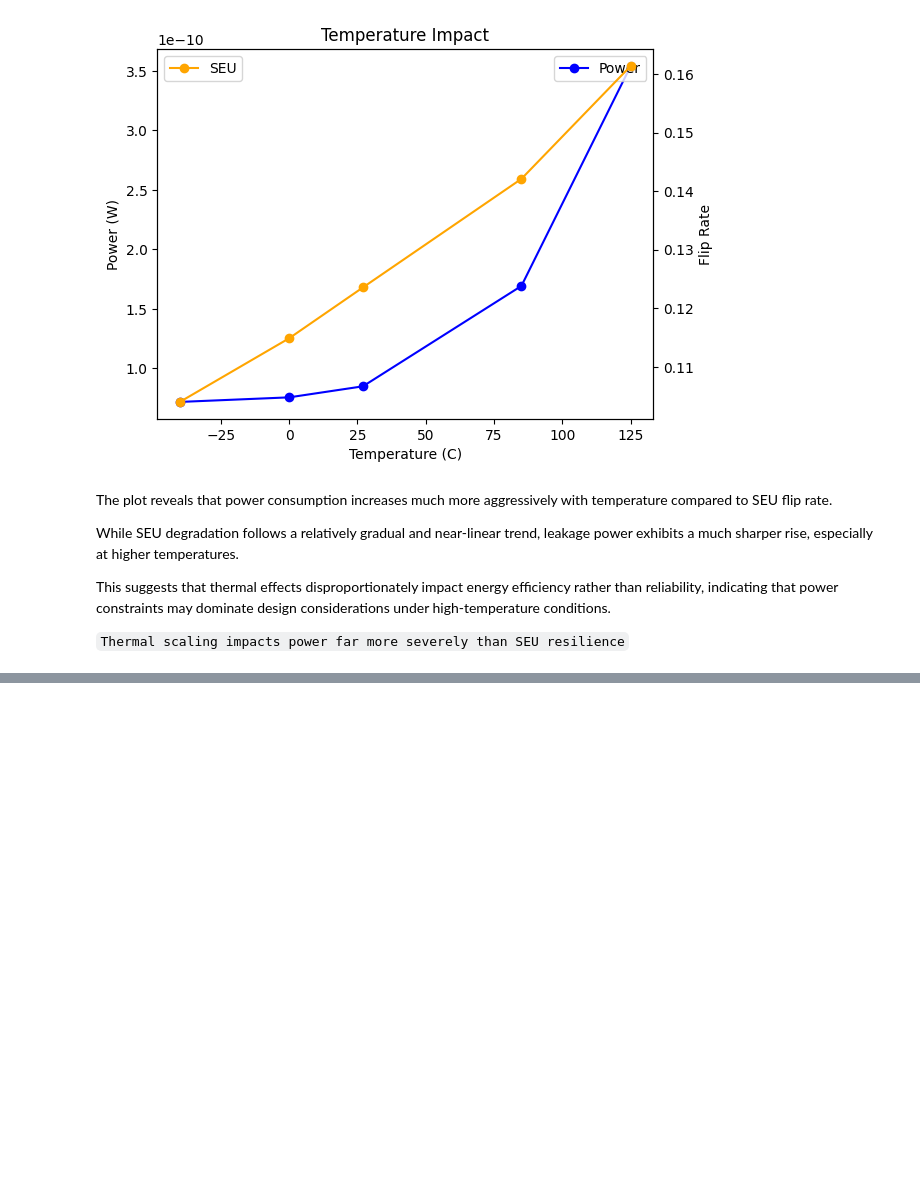
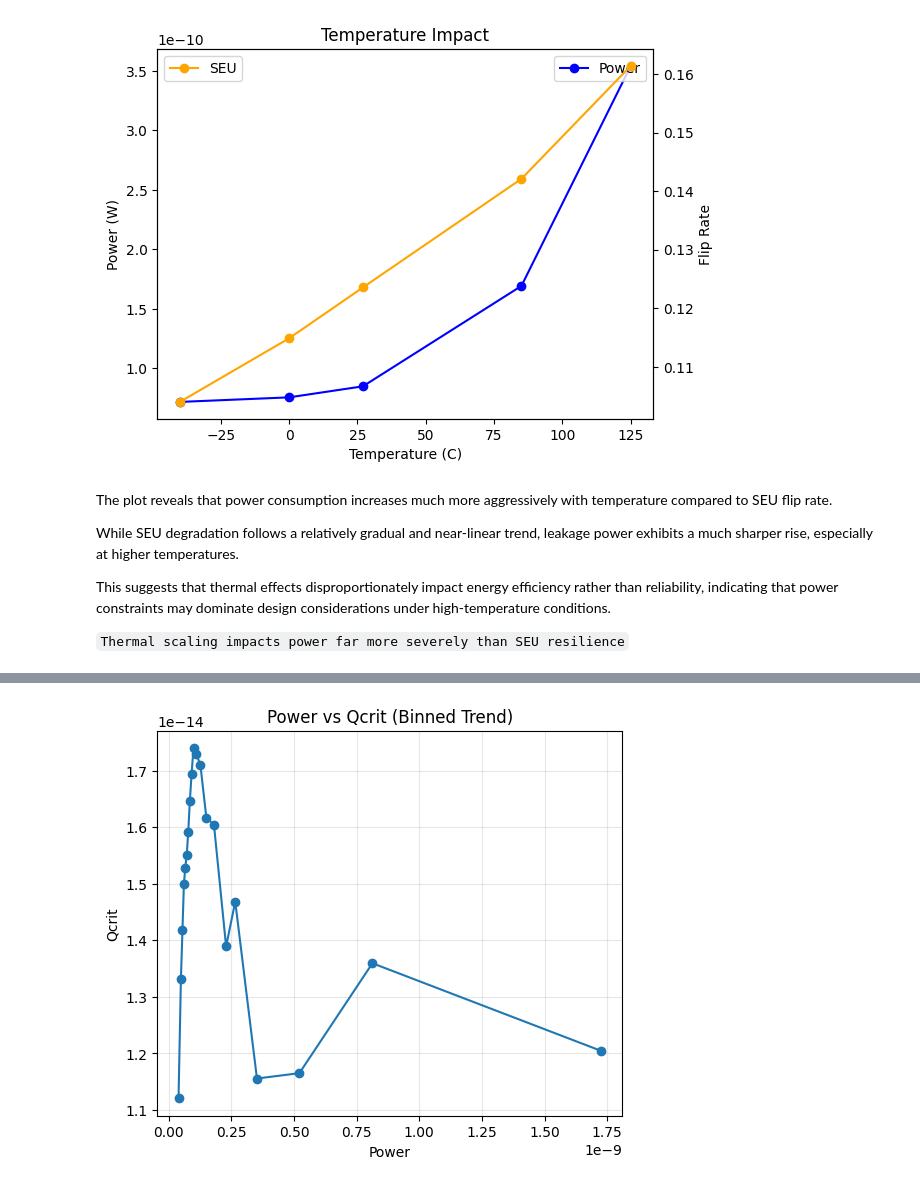
Before and after one commit to gannon1penn/ESE5760_Final_Project, a Jupyter notebook: sram_analysis.ipynb, the cells around one changed output, grey strips where cells are left out. Cells and saved outputs as stored; diff of their text form; code cells hidden in the pictures; blank space fills up the shorter version.

```diff
--- a/sram_analysis.ipynb
+++ b/sram_analysis.ipynb
@@ -425,0 +572,9 @@ This suggests that thermal effects disproportionately impact energy efficiency r
+# %%
+
+df_full["power_norm"] = df_full["leakage_power_W"] / df_full["leakage_power_W"].max()
+df_full["seu_norm"] = 1 - (df_full["qcrit_fC"] / df_full["qcrit_fC"].max())
+df_full["score"] = 0.5 * df_full["power_norm"] + 0.5 * df_full["seu_norm"]
+
+best_designs = df_full.sort_values("score").head(10)
+
+best_designs
@@ -425,0 +601,18 @@ This suggests that thermal effects disproportionately impact energy efficiency r
+# %%
+df_plot = df_full[["leakage_power_W", "qcrit_fC"]].dropna()
+df_plot = df_full[["leakage_power_W", "qcrit_fC"]].sample(frac=0.05, random_state=42)
+df_plot["power_bin"] = pd.qcut(df_plot["leakage_power_W"], q=20, duplicates="drop")
+
+trend = df_plot.groupby("power_bin").agg({
+    "leakage_power_W": "mean",
+    "qcrit_fC": "mean"
+}).reset_index(drop=True)
+
+plt.figure(figsize=(6,5))
+plt.plot(trend["leakage_power_W"], trend["qcrit_fC"], marker='o')
+plt.xlabel("Power")
+plt.ylabel("Qcrit")
+plt.title("Power vs Qcrit (Binned Trend)")
+plt.grid(alpha=0.3)
+# %% [output]
+[figure, added]
```
Also changed, not shown: parts of 15 cells of this notebook, 3 other files.
